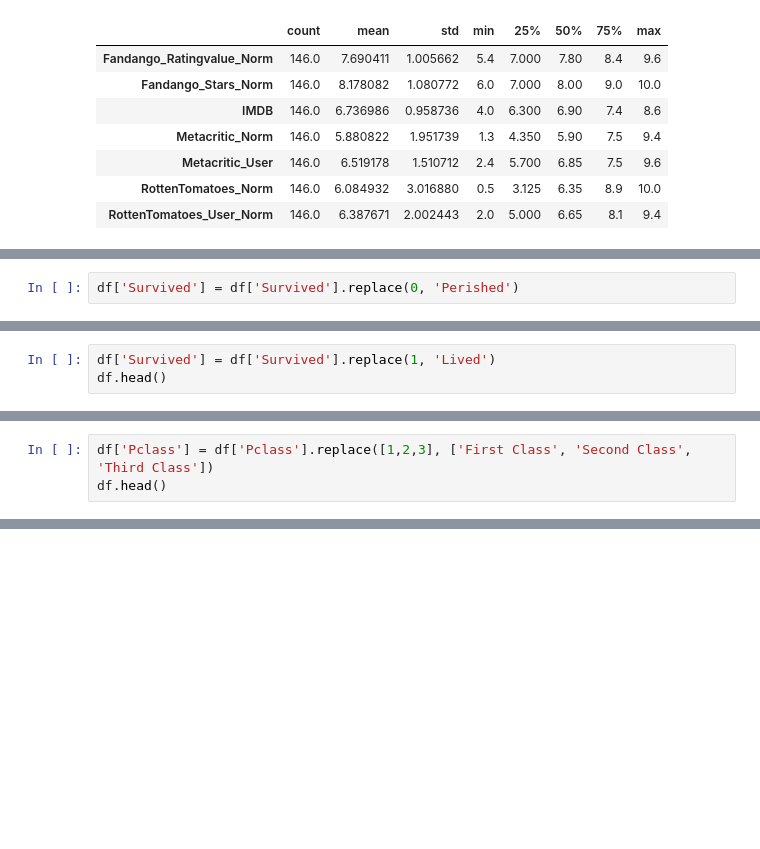
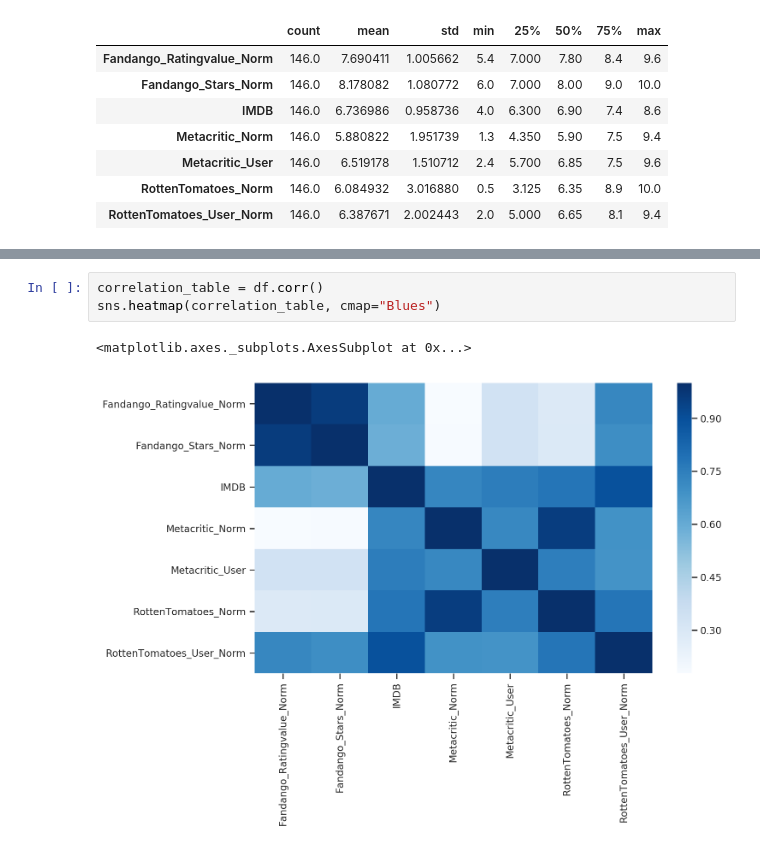
Before and after one commit to CS-DS-125/125exercises-f18, a Jupyter notebook: ch07/pandas-continuous.ipynb, the cells around one changed output, grey strips where cells are left out. Saved outputs shown, nothing was run; the diff lists cells and outputs as text; blank space fills up the shorter version.

```diff
--- a/ch07/pandas-continuous.ipynb
+++ b/ch07/pandas-continuous.ipynb
@@ -177,2 +249,0 @@ The 0 and 1 values used to the code the 'Survived' column is not easy to read or
-# %%
-df['Survived'] = df['Survived'].replace(0, 'Perished')
@@ -184,3 +249,0 @@ We can do this again to replace `1` with `'Survived'`.
-# %%
-df['Survived'] = df['Survived'].replace(1, 'Lived')
-df.head()
@@ -189,3 +249,0 @@ We can use the same method to replace the `1`, `2`, `3` values in 'Pclass' with
-# %%
-df['Pclass'] = df['Pclass'].replace([1,2,3], ['First Class', 'Second Class', 'Third Class'])
-df.head()
@@ -246,0 +258,6 @@ pd.crosstab([df['Pclass'], df['Sex']], df['Survived'], normalize='index')
+# %%
+correlation_table = df.corr()
+sns.heatmap(correlation_table, cmap="Blues")
+# %% [output]
+<matplotlib.axes._subplots.AxesSubplot at 0x...>
+[figure, added]
```
Also changed, not shown: parts of 68 cells of this notebook, 2 other files.
